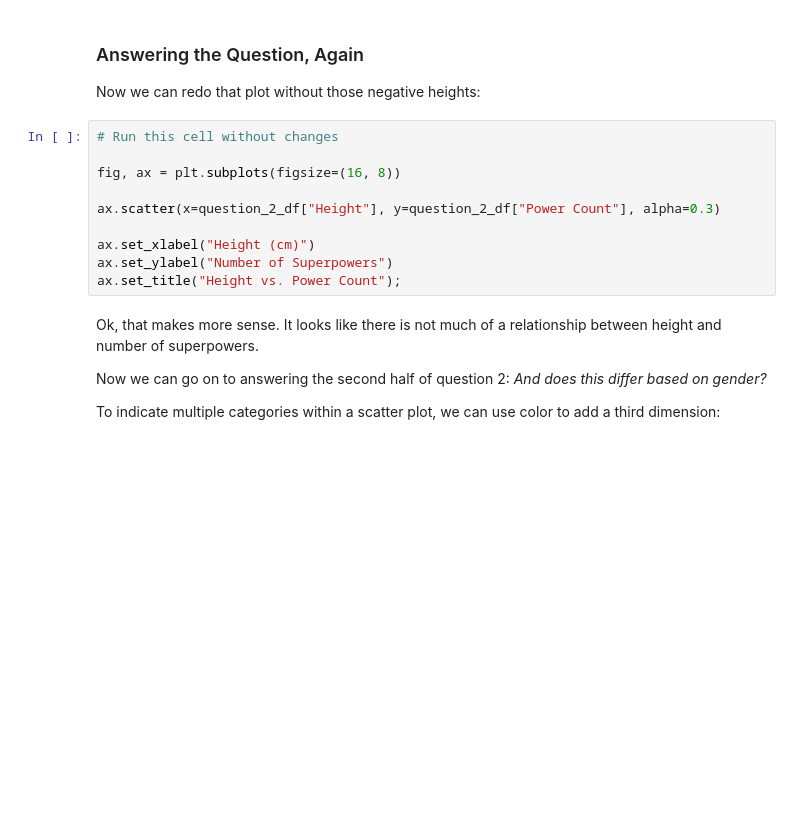
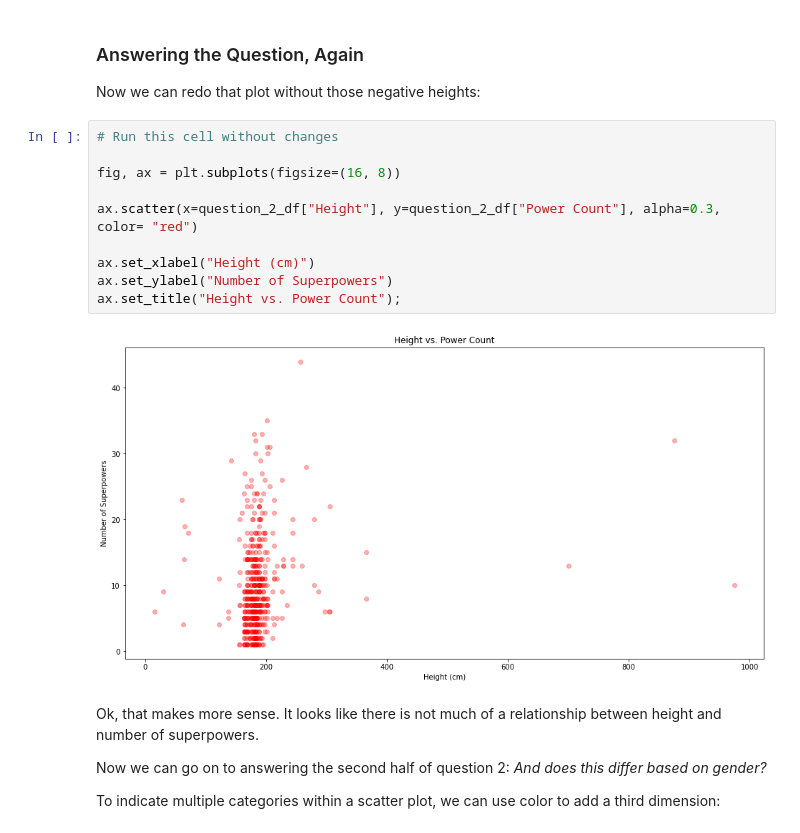
Before and after one commit to Philipmwasi/Eda-lab, a Jupyter notebook: Eda-lab/index.ipynb, the cells around one changed output. Drawn from its saved outputs; the diff is of its cells as text; blank space fills up the shorter version.

```diff
--- a/Eda-lab/index.ipynb
+++ b/Eda-lab/index.ipynb
@@ -439,13 +646,15 @@ Now we can redo that plot without those negative heights:
 # %%
 # Run this cell without changes
 
 fig, ax = plt.subplots(figsize=(16, 8))
 
-ax.scatter(x=question_2_df["Height"], y=question_2_df["Power Count"], alpha=0.3)
+ax.scatter(x=question_2_df["Height"], y=question_2_df["Power Count"], alpha=0.3, color= "red")
 
 ax.set_xlabel("Height (cm)")
 ax.set_ylabel("Number of Superpowers")
 ax.set_title("Height vs. Power Count");
+# %% [output]
+[figure, added]
 # %% [markdown]
 Ok, that makes more sense. It looks like there is not much of a relationship between height and number of superpowers.
 
```
Also changed, not shown: parts of 29 cells of this notebook.
